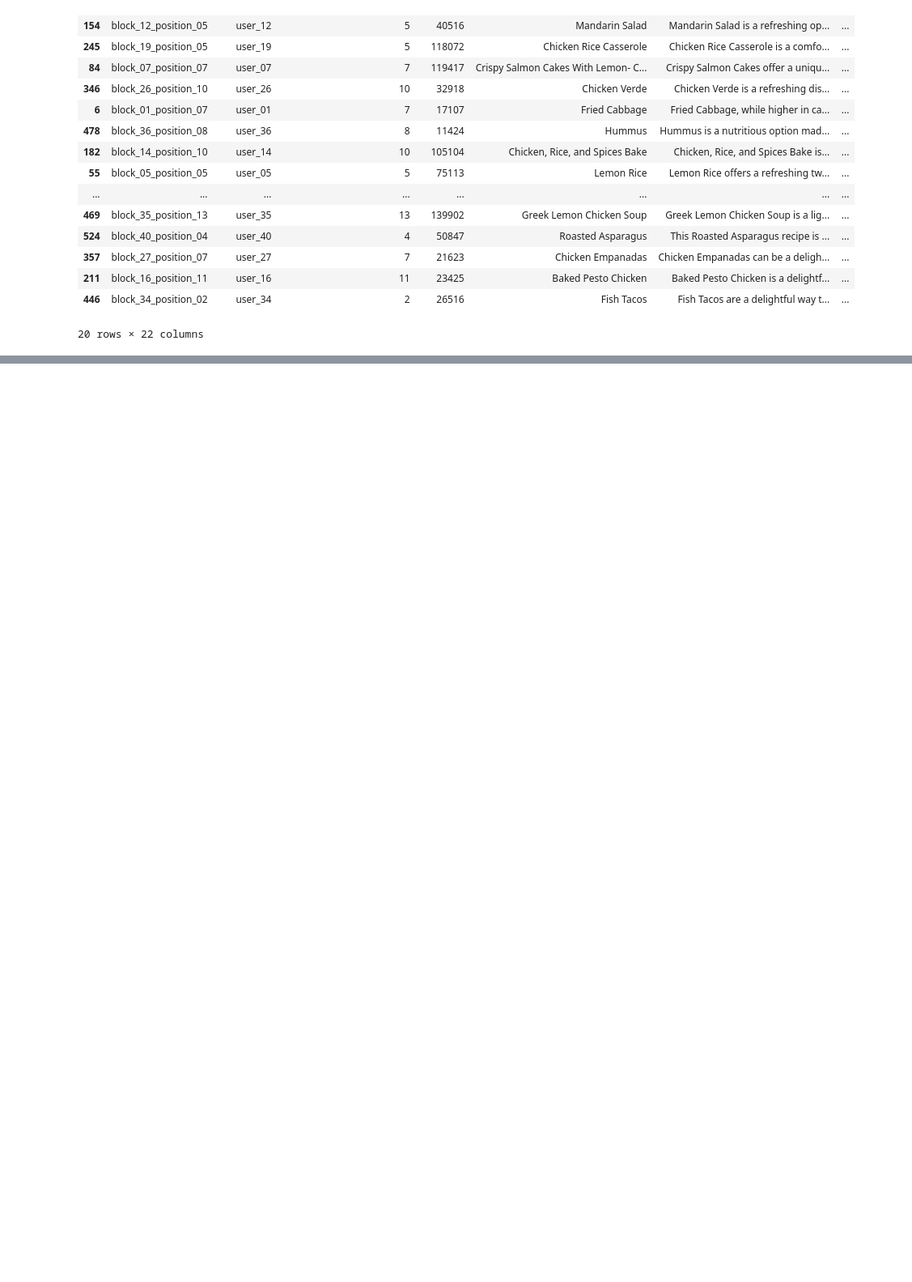
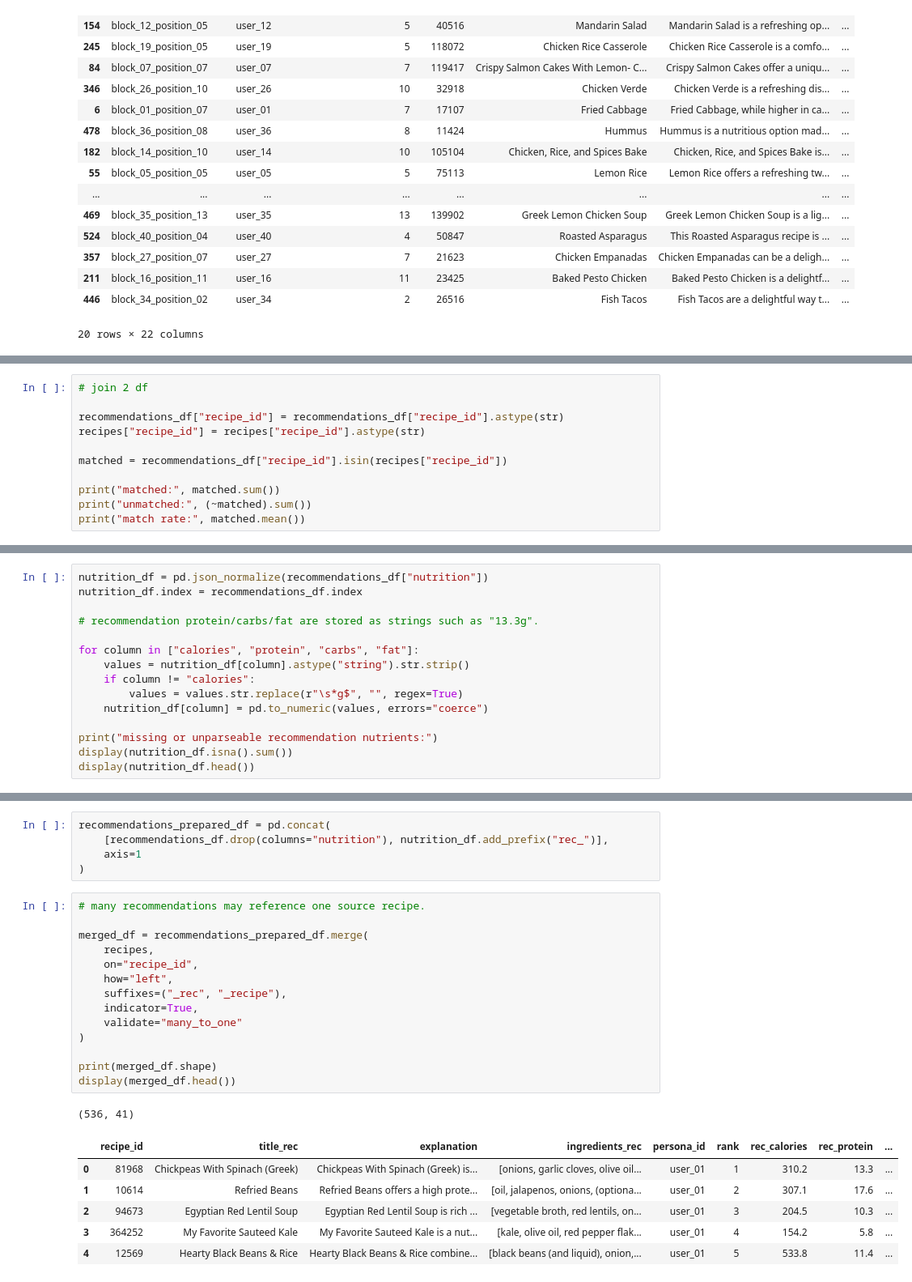
Before and after one commit to lay-animals-projects/food-recommender-evaluation, a Jupyter notebook: notebooks/data_exploration.ipynb, the cells around one changed output, grey strips where cells are left out. Shown at 81% size. Saved outputs shown, nothing was run; the diff lists cells and outputs as text; blank space fills up the shorter version.

```diff
--- a/notebooks/data_exploration.ipynb
+++ b/notebooks/data_exploration.ipynb
@@ -699,0 +1118,11 @@ else:
+# %%
+# join 2 df
+
+recommendations_df["recipe_id"] = recommendations_df["recipe_id"].astype(str)
+recipes["recipe_id"] = recipes["recipe_id"].astype(str)
+
+matched = recommendations_df["recipe_id"].isin(recipes["recipe_id"])
+
+print("matched:", matched.sum())
+print("unmatched:", (~matched).sum())
+print("match rate:", matched.mean())
@@ -699,0 +1133,15 @@ else:
+# %%
+nutrition_df = pd.json_normalize(recommendations_df["nutrition"])
+nutrition_df.index = recommendations_df.index
+
+# recommendation protein/carbs/fat are stored as strings such as "13.3g".
+
+for column in ["calories", "protein", "carbs", "fat"]:
+    values = nutrition_df[column].astype("string").str.strip()
+    if column != "calories":
+        values = values.str.replace(r"\s*g$", "", regex=True)
+    nutrition_df[column] = pd.to_numeric(values, errors="coerce")
+
+print("missing or unparseable recommendation nutrients:")
+display(nutrition_df.isna().sum())
+display(nutrition_df.head())
@@ -699,0 +1162,27 @@ else:
+# %%
+recommendations_prepared_df = pd.concat(
+    [recommendations_df.drop(columns="nutrition"), nutrition_df.add_prefix("rec_")],
+    axis=1
+)
+# %%
+# many recommendations may reference one source recipe.
+
+merged_df = recommendations_prepared_df.merge(
+    recipes,
+    on="recipe_id",
+    how="left",
+    suffixes=("_rec", "_recipe"),
+    indicator=True,
+    validate="many_to_one"
+)
+
+print(merged_df.shape)
+display(merged_df.head())
+# %% [output]
+(536, 41)
+|  | recipe_id | title_rec | explanation | ingredients_rec | persona_id | rank | rec_calories | rec_protein | ... |
+| 0 | 81968 | Chickpeas With Spinach (Greek) | Chickpeas With Spinach (Greek) is... | [onions, garlic cloves, olive oil... | user_01 | 1 | 310.2 | 13.3 | ... |
+| 1 | 10614 | Refried Beans | Refried Beans offers a high prote... | [oil, jalapenos, onions, (optiona... | user_01 | 2 | 307.1 | 17.6 | ... |
+| 2 | 94673 | Egyptian Red Lentil Soup | Egyptian Red Lentil Soup is rich ... | [vegetable broth, red lentils, on... | user_01 | 3 | 204.5 | 10.3 | ... |
+| 3 | 364252 | My Favorite Sauteed Kale | My Favorite Sauteed Kale is a nut... | [kale, olive oil, red pepper flak... | user_01 | 4 | 154.2 | 5.8 | ... |
+| 4 | 12569 | Hearty Black Beans & Rice | Hearty Black Beans & Rice combine... | [black beans (and liquid), onion,... | user_01 | 5 | 533.8 | 11.4 | ... |
```
Also changed, not shown: parts of 57 cells of this notebook.
